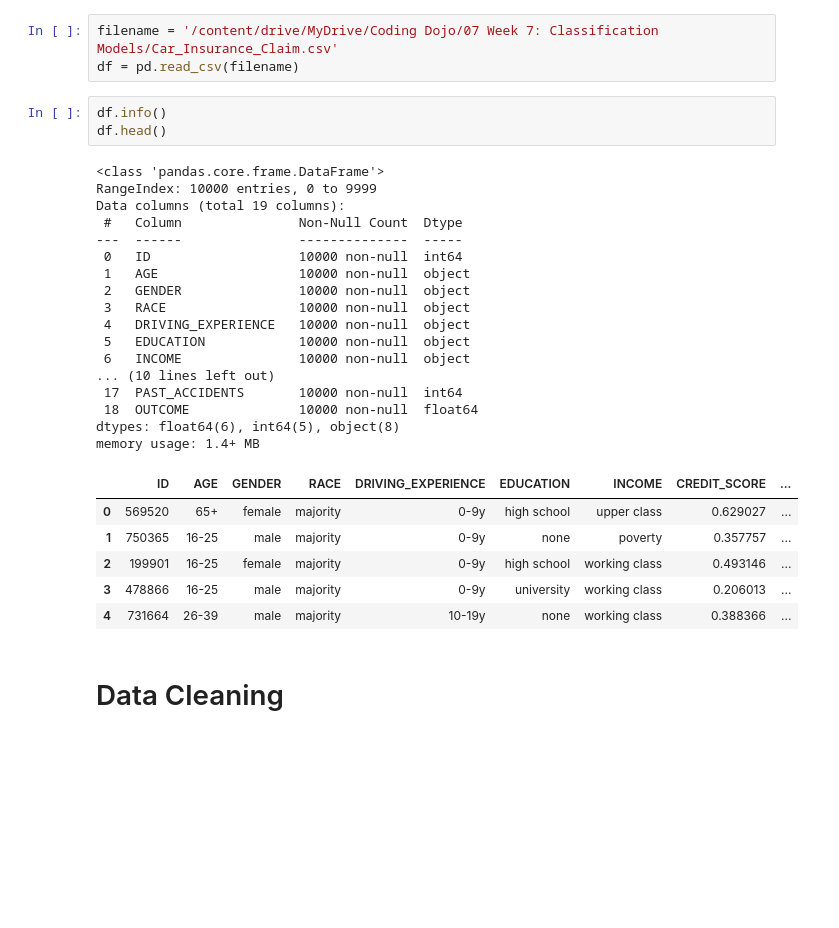
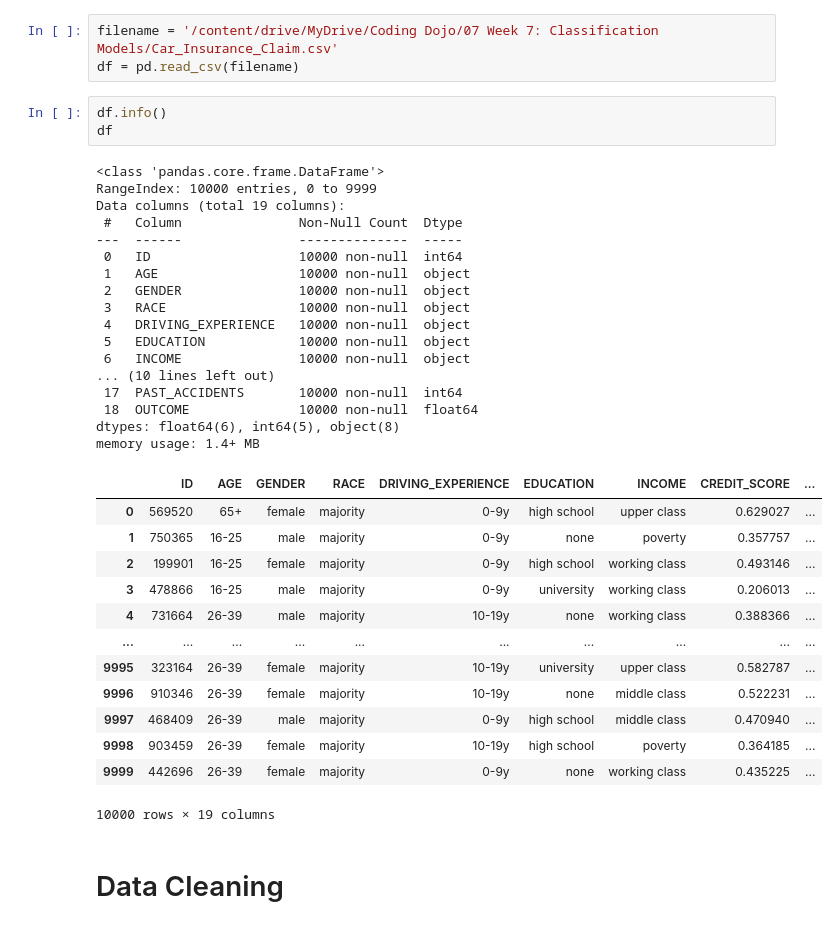
Before and after one commit to Numann-Malik/Auto-Insurance-Claims, a Jupyter notebook: CarInsurance.ipynb, the cells around one changed output. Cells and saved outputs as stored; diff of their text form; blank space fills up the shorter version.

```diff
--- a/CarInsurance.ipynb
+++ b/CarInsurance.ipynb
@@ -49,31 +49,38 @@ filename = '/content/drive/MyDrive/Coding Dojo/07 Week 7: Classification Models/
 df = pd.read_csv(filename)
 # %%
 df.info()
-df.head()
+df
 # %% [output]
 <class 'pandas.core.frame.DataFrame'>
 RangeIndex: 10000 entries, 0 to 9999
 Data columns (total 19 columns):
  #   Column               Non-Null Count  Dtype
 ---  ------               --------------  -----
  0   ID                   10000 non-null  int64
  1   AGE                  10000 non-null  object
  2   GENDER               10000 non-null  object
  3   RACE                 10000 non-null  object
  4   DRIVING_EXPERIENCE   10000 non-null  object
  5   EDUCATION            10000 non-null  object
  6   INCOME               10000 non-null  object
 ... (10 lines left out)
  17  PAST_ACCIDENTS       10000 non-null  int64
  18  OUTCOME              10000 non-null  float64
 dtypes: float64(6), int64(5), object(8)
 memory usage: 1.4+ MB
 |  | ID | AGE | GENDER | RACE | DRIVING_EXPERIENCE | EDUCATION | INCOME | CREDIT_SCORE | ... |
 | 0 | 569520 | 65+ | female | majority | 0-9y | high school | upper class | 0.629027 | ... |
 | 1 | 750365 | 16-25 | male | majority | 0-9y | none | poverty | 0.357757 | ... |
 | 2 | 199901 | 16-25 | female | majority | 0-9y | high school | working class | 0.493146 | ... |
 | 3 | 478866 | 16-25 | male | majority | 0-9y | university | working class | 0.206013 | ... |
 | 4 | 731664 | 26-39 | male | majority | 10-19y | none | working class | 0.388366 | ... |
+| ... | ... | ... | ... | ... | ... | ... | ... | ... | ... |
+| 9995 | 323164 | 26-39 | female | majority | 10-19y | university | upper class | 0.582787 | ... |
+| 9996 | 910346 | 26-39 | female | majority | 10-19y | none | middle class | 0.522231 | ... |
+| 9997 | 468409 | 26-39 | male | majority | 0-9y | high school | middle class | 0.470940 | ... |
+| 9998 | 903459 | 26-39 | female | majority | 10-19y | high school | poverty | 0.364185 | ... |
+| 9999 | 442696 | 26-39 | female | majority | 0-9y | none | working class | 0.435225 | ... |
+10000 rows × 19 columns
 # %% [markdown]
 # Data Cleaning
 # %%
```
Also changed, not shown: parts of 21 cells of this notebook.
